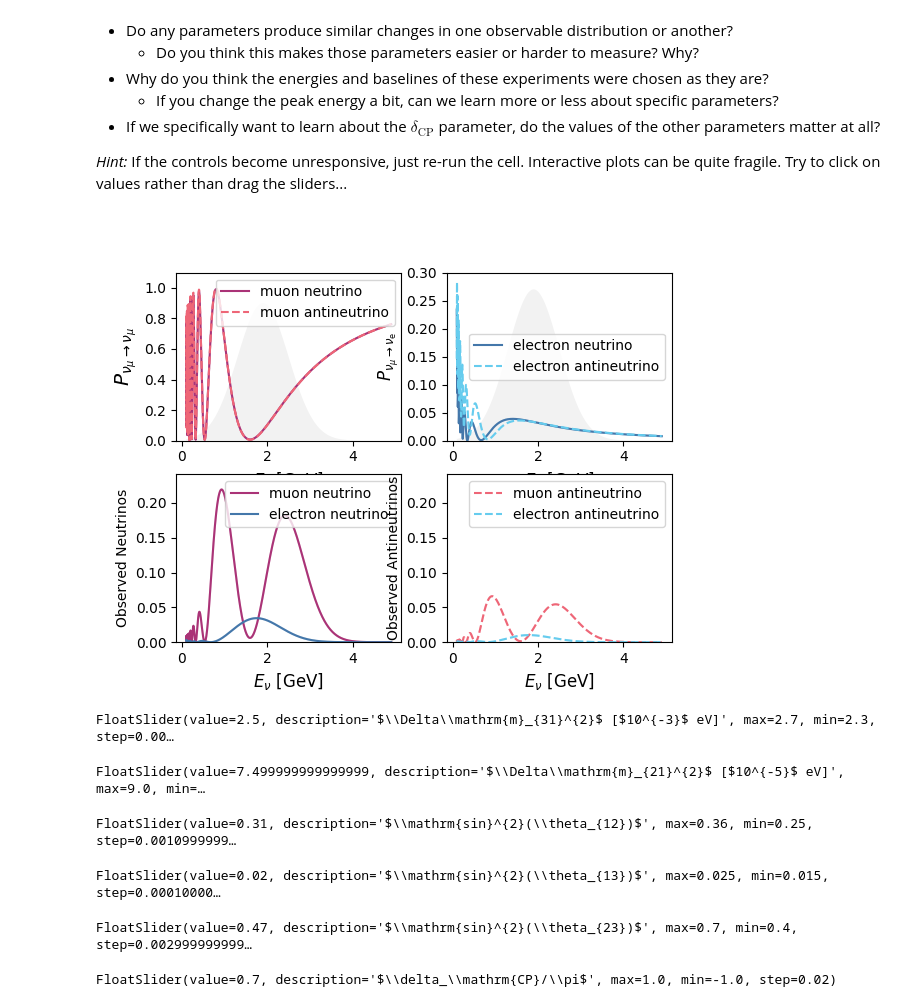
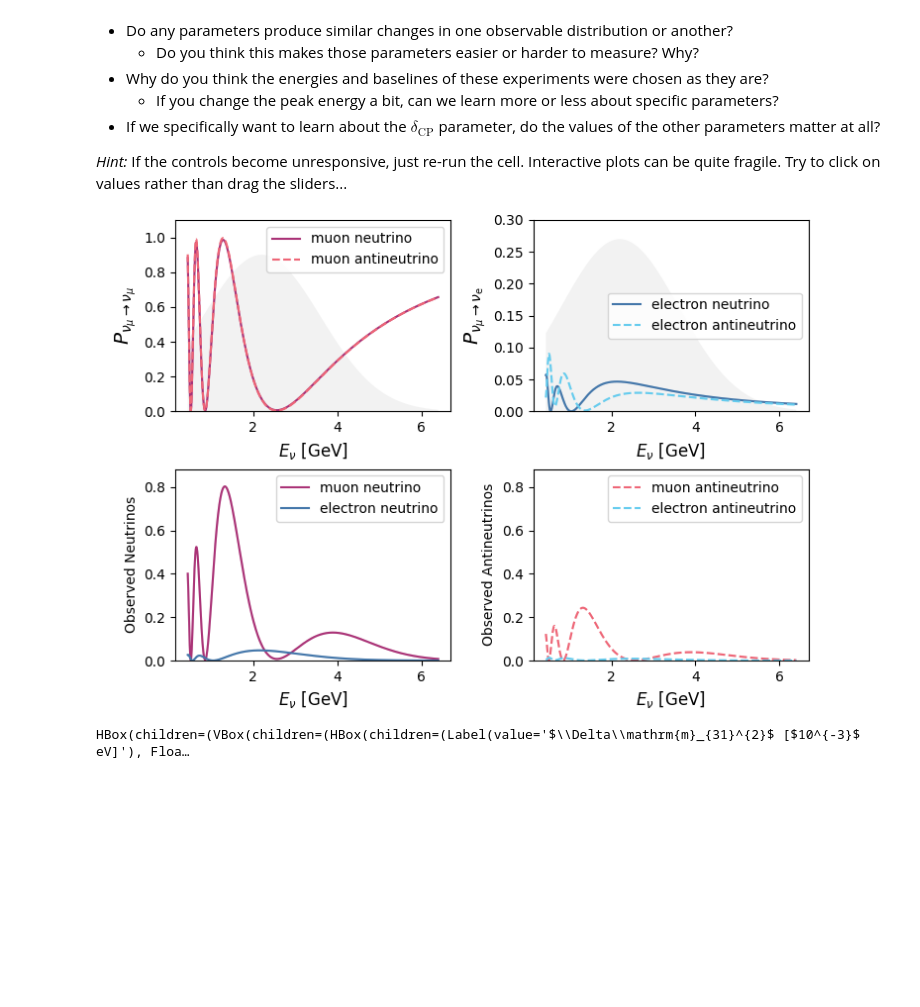
Before and after one commit to luketpickering/NuOscWE, a Jupyter notebook: 2OscillationProbabilityPlayground.ipynb, the cells around one changed output. Saved outputs shown, nothing was run; the diff lists cells and outputs as text; code cells hidden in the pictures; blank space fills up the shorter version.

```diff
--- a/2OscillationProbabilityPlayground.ipynb
+++ b/2OscillationProbabilityPlayground.ipynb
@@ -21,35 +21,30 @@ _Hint:_ If the controls become unresponsive, just re-run the cell. Interactive p
 # %%
 %matplotlib widget
 
 from proj_utils import InteractiveOscProbPlot
 import numpy as np
 
 DUNE_baseline = 1300 # km
 DUNE_energy_distribution = { "peak": 2.2, "width": 1.4 } # GeV
 
 NOvA_baseline = 810 # km
 NOvA_energy_distribution = { "peak": 1.9, "width": 0.6 } # GeV
 
 T2K_baseline = 295 # km
 T2K_energy_distribution = { "peak": 0.6, "width": 0.2 } # GeV
 
 osc_params = {
-  "experimental_energy_distribution": NOvA_energy_distribution,
-  "experimental_baseline_km": NOvA_baseline,
+  "experimental_energy_distribution": DUNE_energy_distribution,
+  "experimental_baseline_km": DUNE_baseline,
   "s12sq": 0.31,
   "s13sq": 0.02,
   "s23sq": 0.47,
   "delta": 0.7 * np.pi,
   "Dmsq21": 7.5e-5,
   "Dmsq31": 2.5e-3
 }
 
 InteractiveOscProbPlot(osc_params)
 # %% [output]
-[figure, old version]
+[figure, new version]
-FloatSlider(value=2.5, description='$\\Delta\\mathrm{m}_{31}^{2}$ [$10^{-3}$ eV]', max=2.7, min=2.3, step=0.00…
+HBox(children=(VBox(children=(HBox(children=(Label(value='$\\Delta\\mathrm{m}_{31}^{2}$ [$10^{-3}$ eV]'), Floa…
-FloatSlider(value=7.499999999999999, description='$\\Delta\\mathrm{m}_{21}^{2}$ [$10^{-5}$ eV]', max=9.0, min=…
-FloatSlider(value=0.31, description='$\\mathrm{sin}^{2}(\\theta_{12})$', max=0.36, min=0.25, step=0.0010999999…
-FloatSlider(value=0.02, description='$\\mathrm{sin}^{2}(\\theta_{13})$', max=0.025, min=0.015, step=0.00010000…
-FloatSlider(value=0.47, description='$\\mathrm{sin}^{2}(\\theta_{23})$', max=0.7, min=0.4, step=0.002999999999…
-FloatSlider(value=0.7, description='$\\delta_\\mathrm{CP}/\\pi$', max=1.0, min=-1.0, step=0.02)
```
Also changed, not shown: 1 other file.
